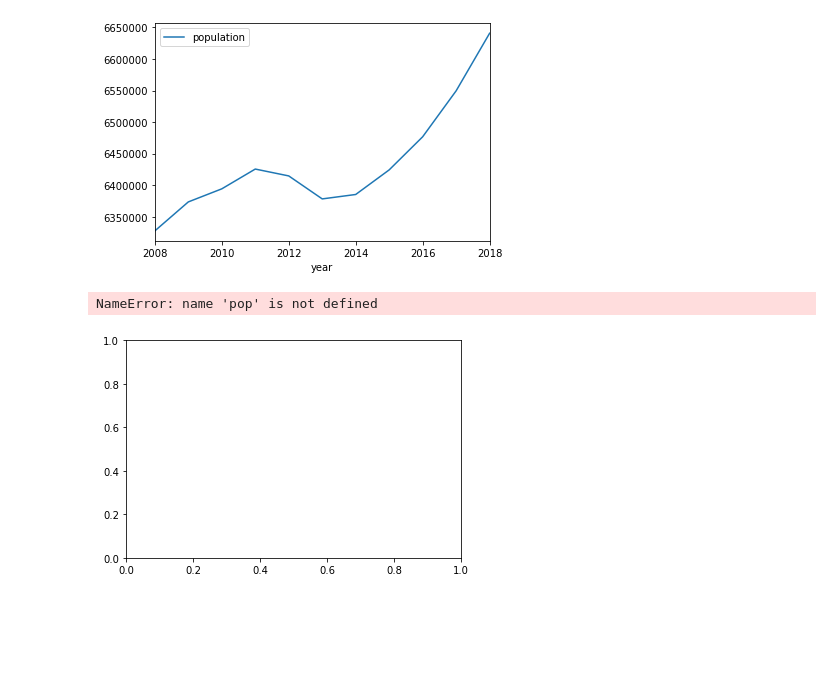
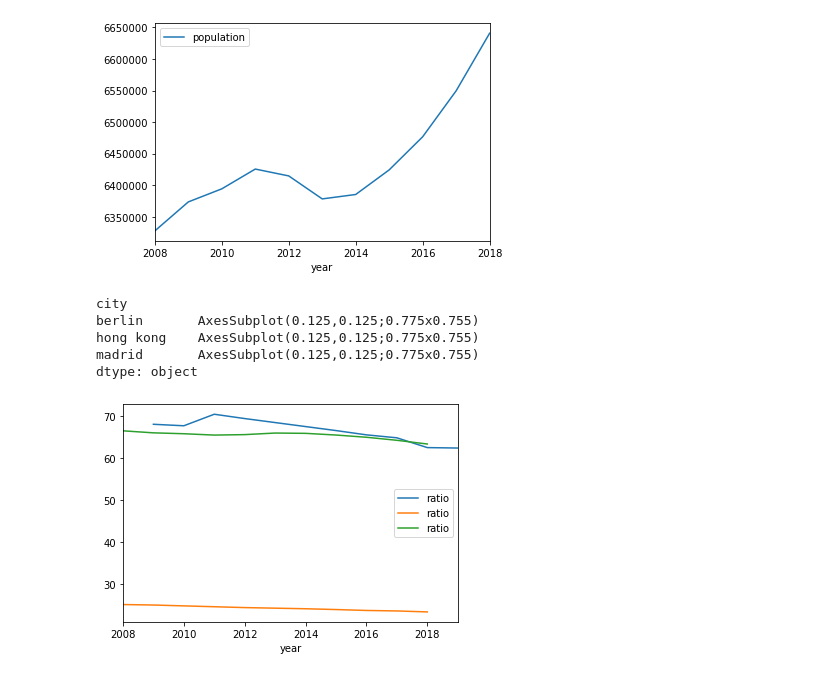
Before and after one commit to andres2203/pollution_correlation, a Jupyter notebook: Plotting_all.ipynb, the cells around one changed output. Cells and saved outputs as stored; diff of their text form; code cells hidden in the pictures; blank space fills up the shorter version.

```diff
--- a/Plotting_all.ipynb
+++ b/Plotting_all.ipynb
@@ -60,7 +127,11 @@ dtype: object
 [figure]
 # %%
 fig, ax = matplotlib.pyplot.subplots()
-pop.groupby("city").plot(x="year",y="population",ax=ax)
+final_df.groupby("city").plot(x="year",y="ratio",ax=ax)
 # %% [output]
-NameError: name 'pop' is not defined
+city
+berlin       AxesSubplot(0.125,0.125;0.775x0.755)
+hong kong    AxesSubplot(0.125,0.125;0.775x0.755)
+madrid       AxesSubplot(0.125,0.125;0.775x0.755)
+dtype: object
-[figure, old version]
+[figure, new version]
```
Also changed, not shown: parts of 10 cells of this notebook, 5 other files.
